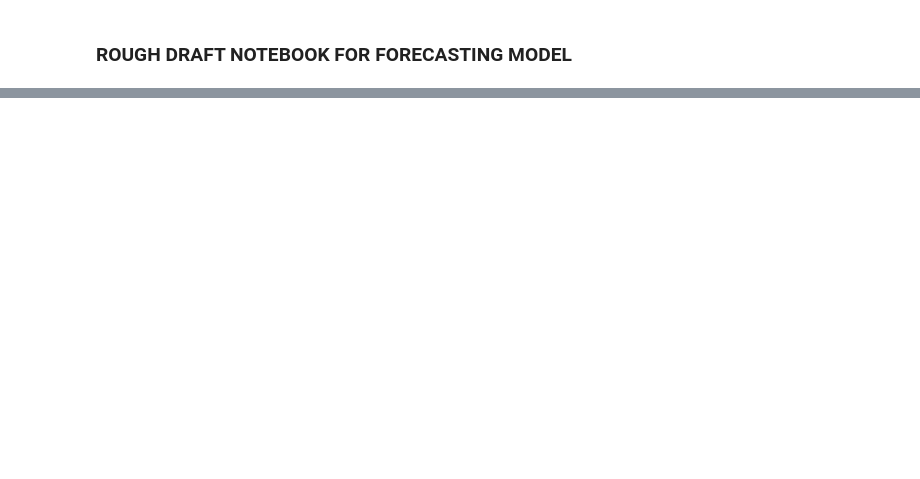
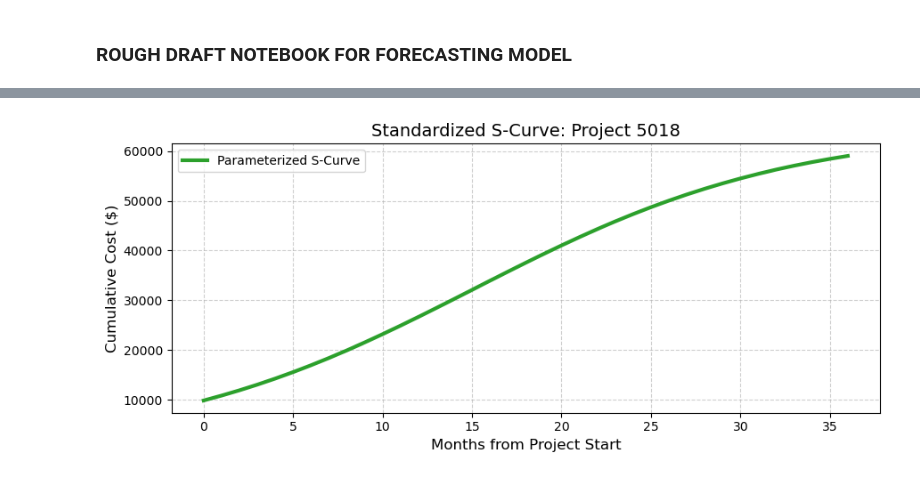
Before and after one commit to tomragus/i4X-CPM-Model-Backend, a Jupyter notebook: drafting_notebook.ipynb, the cells around one changed output, grey strips where cells are left out. Cells and saved outputs as stored; diff of their text form; code cells hidden in the pictures; blank space fills up the shorter version.

```diff
--- a/drafting_notebook.ipynb
+++ b/drafting_notebook.ipynb
@@ -136,0 +247,81 @@ all_projects_df.head(20)
+# %%
+########################################################
+"""
+
+Same thing as above but uses a duration variable instead to express length of the project. All
+projects "start" in the same arbitrary place. This is what the model will actually use
+
+"""
+########################################################
+
+all_projects_df_2 = all_projects_df.copy()
+
+# Prepare timeline
+timeline_dates = pd.date_range(start='2011-01-01', end='2027-06-01', freq='MS')
+timeline_cols = timeline_dates.strftime('%b %Y').tolist()
+
+L_params = []
+k_params = []
+t0_params = []
+durations = []
+
+# Loop through the projects
+for index, row in all_projects_df_2.iterrows():
+    y_data_full = row[timeline_cols].values.astype(float)
+    start_idx = np.argmax(y_data_full > 0)
+    stop_idx = np.argmax(y_data_full == y_data_full[-1])
+
+    # Get duration
+    num_months = stop_idx - start_idx + 1
+    durations.append(num_months)
+
+    # Filter for projects less than 3 months long (if they exist)
+    if num_months < 3:
+        L_params.append(np.nan)
+        k_params.append(np.nan)
+        t0_params.append(np.nan)
+        continue
+
+    y_active = y_data_full[start_idx : stop_idx + 1]
+    x_active = np.arange(num_months)
+
+    # Fit curves
+    initial_guess = [y_active[-1], 0.1, num_months / 2]
+    popt, pcov = curve_fit(logistic_curve, x_active, y_active, p0=initial_guess, maxfev=1000000)
+
+    L_params.append(popt[0])
+    k_params.append(popt[1])
+    t0_params.append(popt[2])
+
+# Save all these features as new columns in our dataframe
+all_projects_df_2['Duration_Months'] = durations
+all_projects_df_2['S_Curve_L'] = L_params
+all_projects_df_2['S_Curve_k'] = k_params
+all_projects_df_2['S_Curve_t0'] = t0_params
+
+# Check results in table
+display(all_projects_df_2[['Project Code', 'Duration_Months', 'S_Curve_L', 'S_Curve_k', 'S_Curve_t0']].head())
+
+# Loop through and plot frist 3 projects
+for index, row in all_projects_df_2.head(3).iterrows():
+    L = row['S_Curve_L']
+    k = row['S_Curve_k']
+    t0 = row['S_Curve_t0']
+    duration = row['Duration_Months']
+
+    # Generate X axis
+    x_data = np.arange(int(duration))
+
+    predicted_y = logistic_curve(x_data, L, k, t0)
+
+    # Plot the curve
+    plt.figure(figsize=(9, 4))
+    plt.plot(x_data, predicted_y, linewidth=3, color='#2ca02c', label="Parameterized S-Curve")
+    plt.title(f"Standardized S-Curve: Project {row['Project Code']}", fontsize=14)
+    plt.xlabel("Months from Project Start", fontsize=12)
+    plt.ylabel("Cumulative Cost ($)", fontsize=12)
+    plt.grid(True, linestyle='--', alpha=0.6)
+    plt.legend()
+    plt.tight_layout()
+    plt.show()
+# %% [output]
@@ -136,0 +334 @@ all_projects_df.head(20)
+[figure, added]
```
Also changed, not shown: parts of 13 cells of this notebook.
